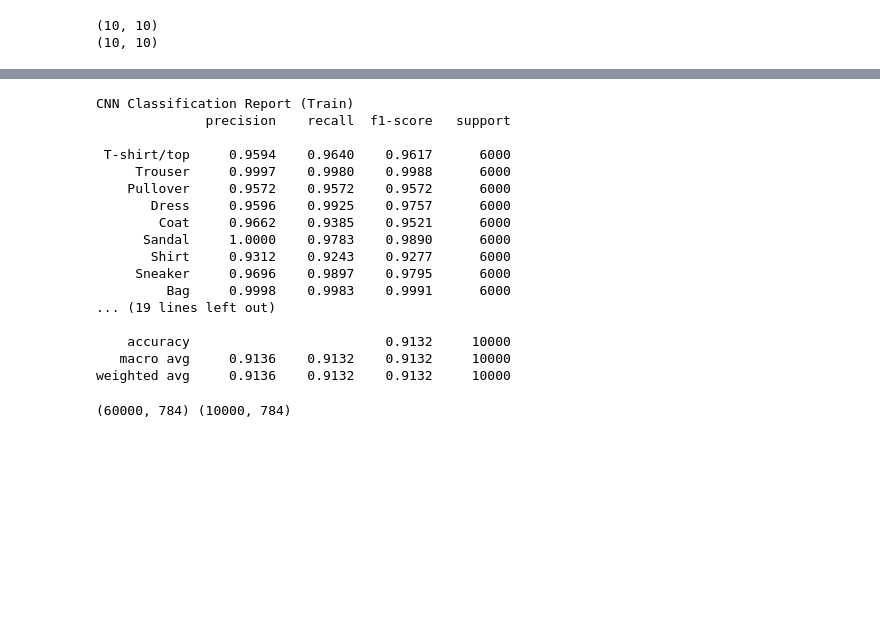
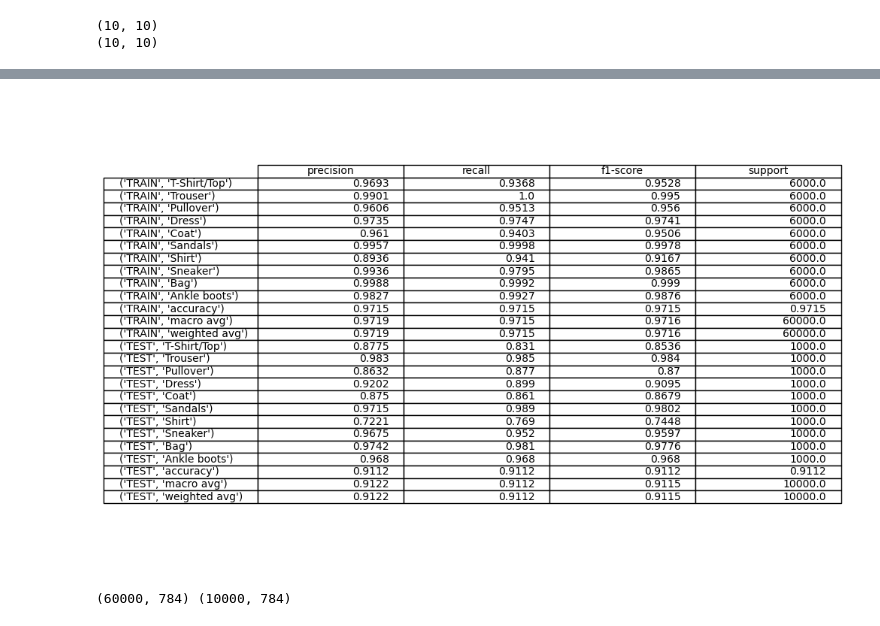
Before and after one commit to mardelpozo/class-fashion, a Jupyter notebook: fashion.ipynb, the cells around one changed output, grey strips where cells are left out. Saved outputs shown, nothing was run; the diff lists cells and outputs as text; code cells hidden in the pictures; blank space fills up the shorter version.

```diff
--- a/fashion.ipynb
+++ b/fashion.ipynb
@@ -170,28 +183,16 @@ plt.show()
 # %%
-#Classification Reports
-print("CNN Classification Report (Train)")
-print(classification_report(train_labels, cnn_train_pred, target_names=class_names, digits=4))
+#CNN Classification Reports
+df_train = pd.DataFrame(classification_report(train_labels, cnn_train_pred, target_names=class_names, output_dict=True)).T
+df_test = pd.DataFrame(classification_report(test_labels, cnn_test_pred, target_names=class_names, output_dict=True)).T
+combined_df = pd.concat([df_train, df_test], keys=['TRAIN', 'TEST']).round(4)
 
-print("CNN Classification Report (Test)")
-print(classification_report(test_labels, cnn_test_pred, target_names=class_names, digits=4))
+fig, ax = plt.subplots(figsize=(10, 8))
+ax.axis('off')
+pd.plotting.table(ax, combined_df, loc='center')
+plt.savefig("figures/cnn_report.png", bbox_inches='tight', dpi=300)
+plt.show()
 # %% [output]
-CNN Classification Report (Train)
-              precision    recall  f1-score   support
-
- T-shirt/top     0.9594    0.9640    0.9617      6000
-     Trouser     0.9997    0.9980    0.9988      6000
-    Pullover     0.9572    0.9572    0.9572      6000
-       Dress     0.9596    0.9925    0.9757      6000
-        Coat     0.9662    0.9385    0.9521      6000
-      Sandal     1.0000    0.9783    0.9890      6000
-       Shirt     0.9312    0.9243    0.9277      6000
-     Sneaker     0.9696    0.9897    0.9795      6000
-         Bag     0.9998    0.9983    0.9991      6000
-... (19 lines left out)
-
-    accuracy                         0.9132     10000
-   macro avg     0.9136    0.9132    0.9132     10000
-weighted avg     0.9136    0.9132    0.9132     10000
+[figure, added]
 # %%
 #Random Forest
 X_train_rf = train_images.reshape(train_images.shape[0], -1)
```
Also changed, not shown: parts of 23 cells of this notebook, 2 other files.
